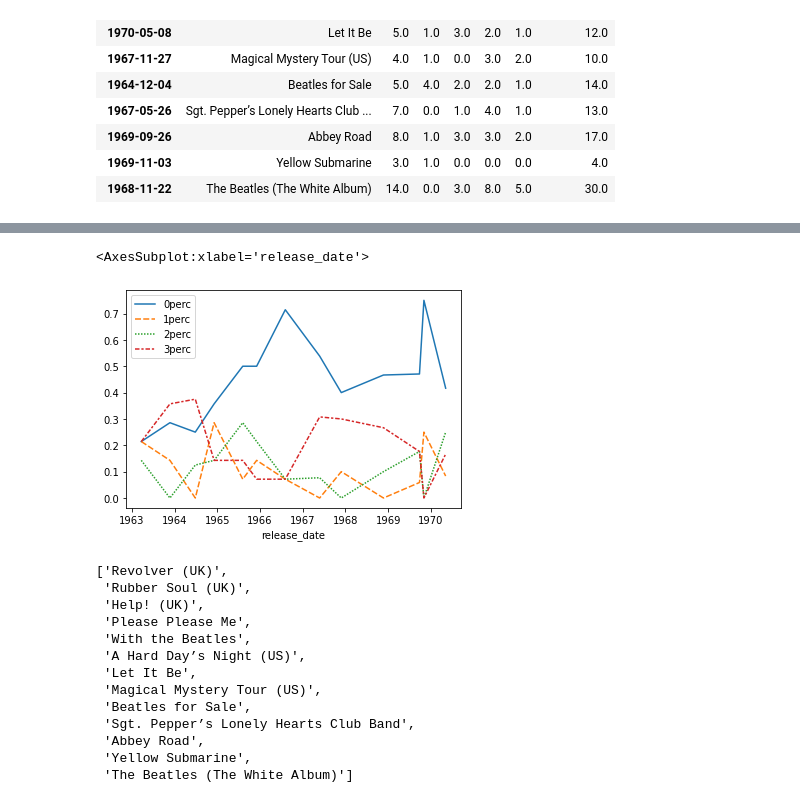
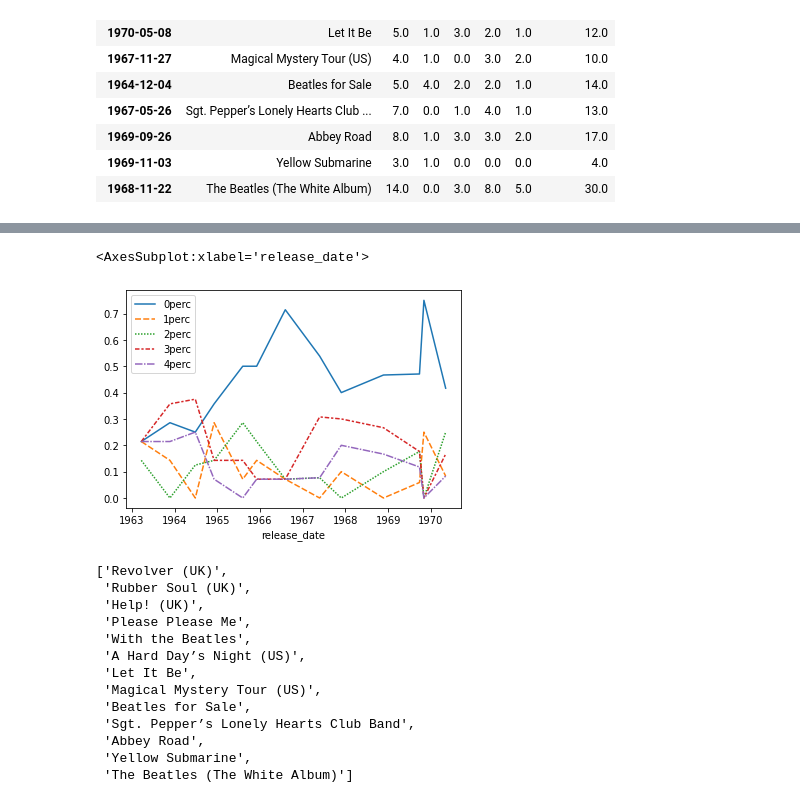
Before and after one commit to josephpcowell/cowell_proj_5, a Jupyter notebook: text_analysis.ipynb, the cells around one changed output, grey strips where cells are left out. Saved outputs shown, nothing was run; the diff lists cells and outputs as text; code cells hidden in the pictures.

```diff
--- a/text_analysis.ipynb
+++ b/text_analysis.ipynb
@@ -343,10 +343,10 @@ topic_df.reset_index(inplace=True)
 topic_df.rename({'index':'album_title'},inplace=True)
 topic_df.set_index('release_date',inplace=True)
 # %%
-sns.lineplot(data=topic_df.iloc[:,7:11])
+sns.lineplot(data=topic_df.iloc[:,7:12])
 # %% [output]
 <AxesSubplot:xlabel='release_date'>
-[figure, old version]
+[figure, new version]
 # %%
 album_titles
 # %% [output]
```
Also changed, not shown: parts of 2 cells of this notebook.
